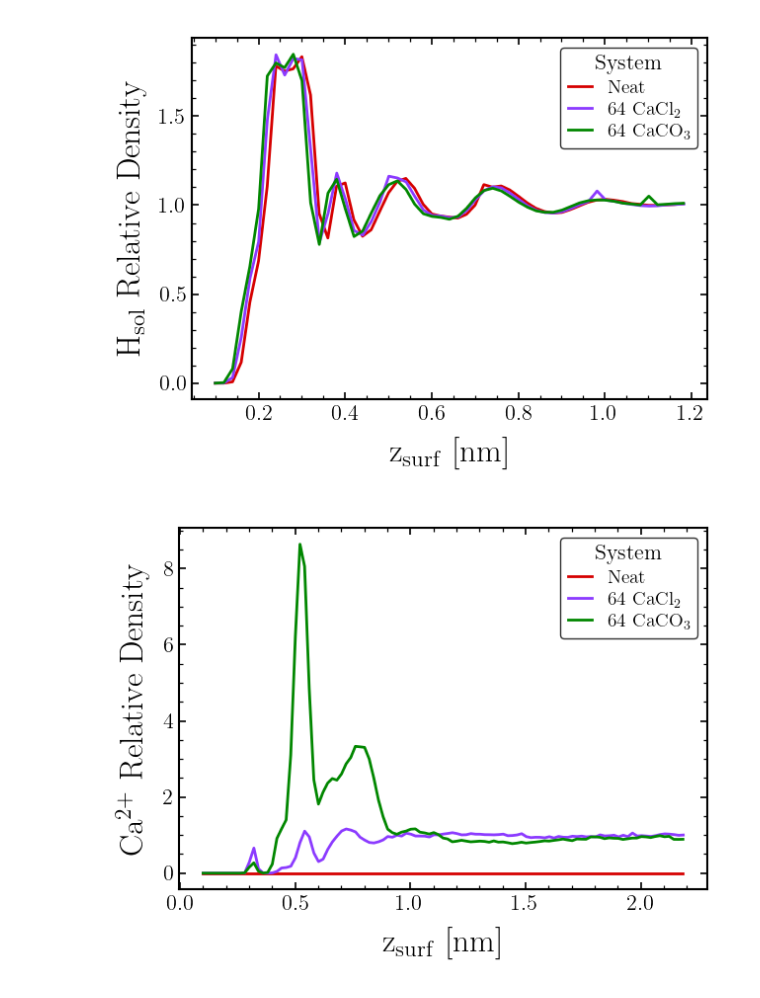
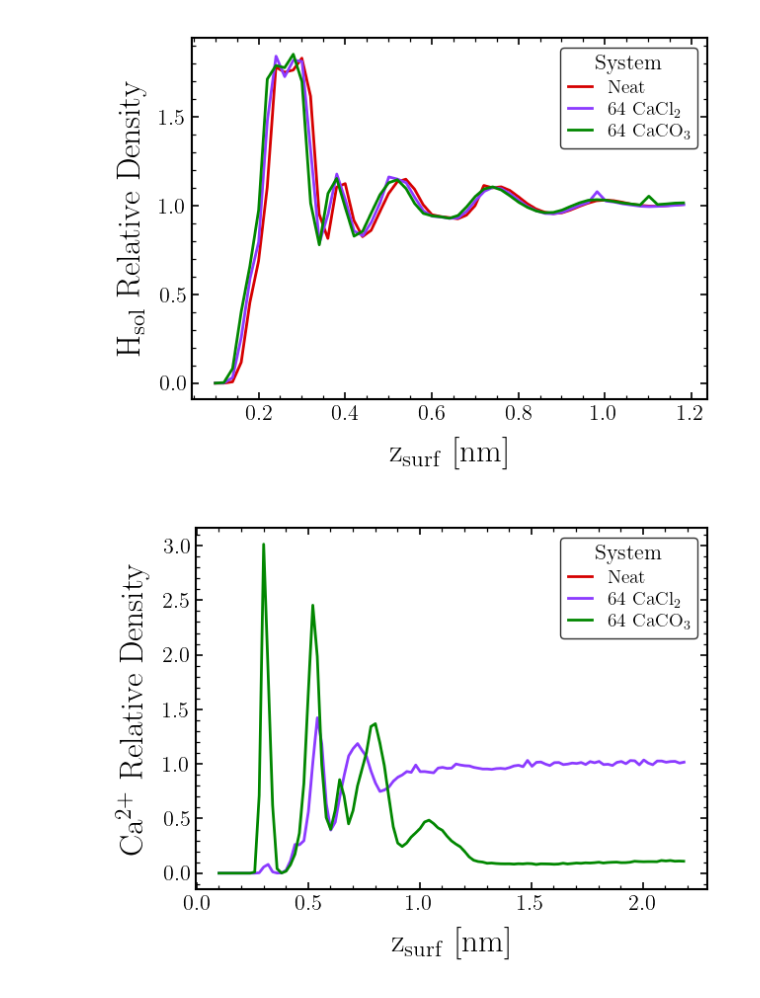
Before and after one commit to CarvFS/Analysis-Polyelectrolyte-Surface-Adsorption, a Jupyter notebook: analysis/4-no-PE/notebooks/axial_density.ipynb, the cells around one changed output. Cells and saved outputs as stored; diff of their text form; code cells hidden in the pictures.

```diff
--- a/analysis/4-no-PE/notebooks/axial_density.ipynb
+++ b/analysis/4-no-PE/notebooks/axial_density.ipynb
@@ -37,7 +37,7 @@ set_style()
 # %%
 # parameters
 verbose = True
-data_path = Path().cwd().parent / "data-START_1000-STOP_20000-STEP_1"
+data_path = Path().cwd().parent / "data-START_1000-STOP_201000-STEP_5"
 fig_args = {"dpi": 600, "bbox_inches": "tight"}
 fig_ext = "png"
 dir_output = Path().cwd() / "../output/axial_density"
@@ -76,6 +76,7 @@ class Sim:
     z_numden_notsol: list[np.ndarray]
     z_numden_all: list[np.ndarray]
     z_numden_cal: list[np.ndarray] = None
+    z_numden_cl: list[np.ndarray] = None
     z_numden_pe: list[np.ndarray] = None
     z_surface_pos: float = 0.0
 # %%
@@ -131,24 +132,28 @@ def load_simulations(data_path: Path, labels: list[str]) -> list[Sim]:
                 label=labels[i],
                 z_numden_osol=np.load(
                     sampling_method
-                    / "mdanalysis_lineardensity/data/lineardensity_z_resname_SOL_and_name_OW.npz"
+                    / "mdanalysis_lineardensity/data/lineardensity_z_resname_SOL_and_name_OW_atoms.npz"
                 ),
                 z_numden_hsol=np.load(
                     sampling_method
-                    / "mdanalysis_lineardensity/data/lineardensity_z_resname_SOL_and_name_HW1_HW2.npz"
+                    / "mdanalysis_lineardensity/data/lineardensity_z_resname_SOL_and_name_HW1_HW2_atoms.npz"
                 ),
                 z_numden_notsol=np.load(
                     sampling_method
-                    / "mdanalysis_lineardensity/data/lineardensity_z_not_resname_SOL.npz"
+                    / "mdanalysis_lineardensity/data/lineardensity_z_not_resname_SOL_atoms.npz"
                 ),
                 z_numden_all=np.load(
                     sampling_method
-                    / "mdanalysis_lineardensity/data/lineardensity_z_all.npz"
+                    / "mdanalysis_lineardensity/data/lineardensity_z_all_atoms.npz"
                 ),
                 z_numden_cal=np.load(
                     sampling_method
-                    / "mdanalysis_lineardensity/data/lineardensity_z_resname_CA_and_name_CA.npz"
+                    / "mdanalysis_lineardensity/data/lineardensity_z_resname_CA_and_name_CA_atoms.npz"
                 ),
+                z_numden_cl=np.load(
+                    sampling_method
+                    / "mdanalysis_lineardensity/data/lineardensity_z_resname_CL_and_name_CL_atoms.npz"
+                ) if (simulation.name == "64CaCl2") else None,
                 z_numden_pe=None,
             )
             sims.append(sim)
@@ -293,26 +298,29 @@ plt.show()
 # %%
 # plot the number density profile of water oxygen atoms
 cmap = cc.glasbey
 figname = "ca_density_z"
 fig, ax = plt.subplots()
 
 data = {}
 for i, sim in enumerate(sims):
+    # calcium ions
     x = (sim.z_numden_cal["hist_bin_centers"] - sim.z_surface_pos) / 10.0
-    y = sim.z_numden_cal["number_density"] / 0.00017
+    y = sim.z_numden_cal["number_density"] / np.average(
+        sim.z_numden_cal["number_density"][-10:]
+    )
     idx_drop = np.where((x < zmin) | (x > zmax + 1))
     x = np.delete(x, idx_drop)
     y = np.delete(y, idx_drop)
     data[f"line_{i}_x"] = x
     data[f"line_{i}_y"] = y
 
     ax.plot(x, y, label=sim.label, color=cmap[sims.index(sim)])
 
 ax.set_xlabel(r"z$_{\mathrm{surf}}$ [nm]")
 ax.set_ylabel(r"Ca$^{2+}$ Relative Density")
 ax.legend(title="System")
 
 save_fig(data, fig, figname, dir_dat, dir_fig, fig_ext, fig_args)
 plt.show()
 # %% [output]
-[figure, old version]
+[figure, new version]
```
Also changed, not shown: parts of 3 cells of this notebook, 3 other files.
